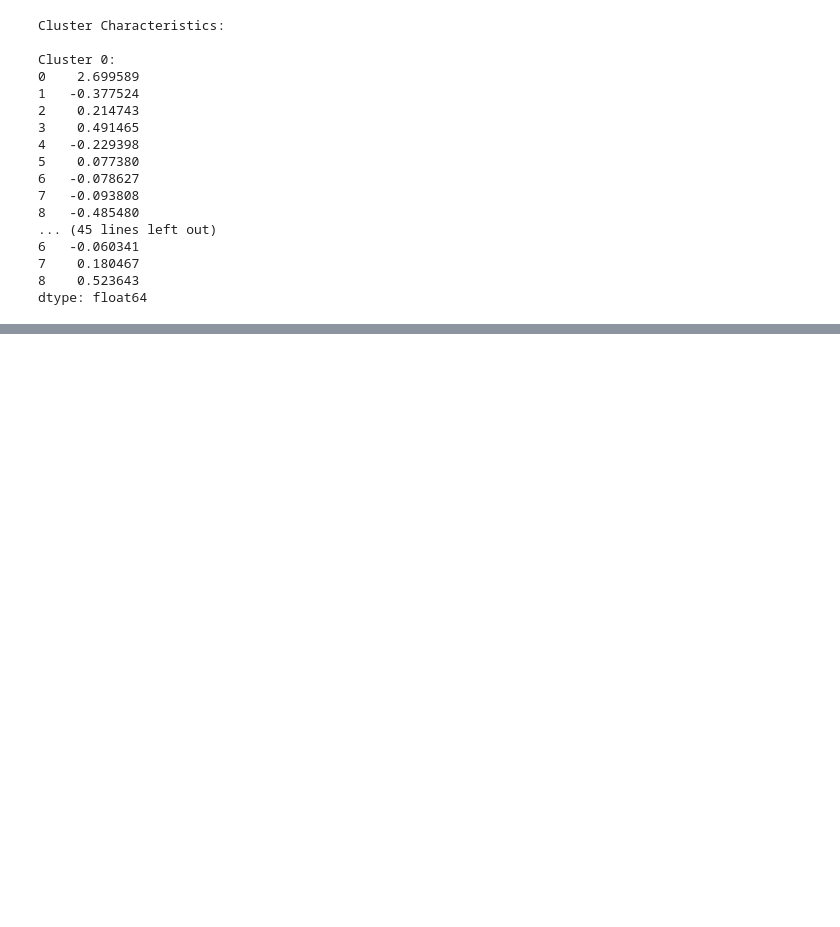
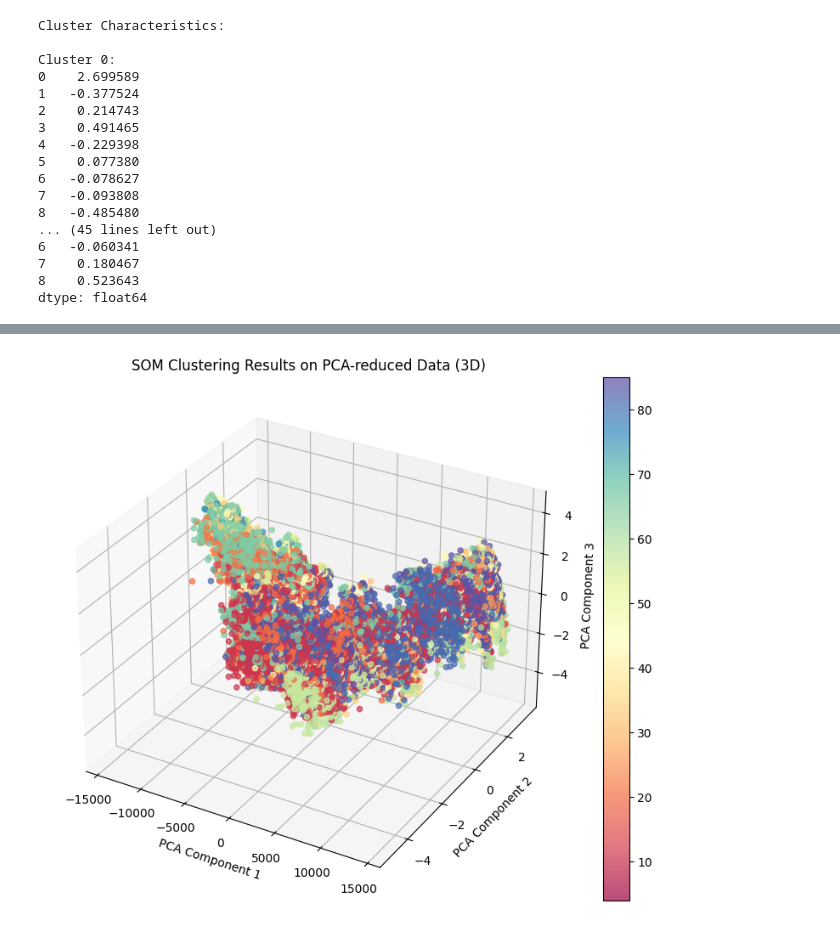
Before and after one commit to lapsapthong-16/cluster-water, a Jupyter notebook: water.ipynb, the cells around one changed output, grey strips where cells are left out. Cells and saved outputs as stored; diff of their text form; code cells hidden in the pictures; blank space fills up the shorter version.

```diff
--- a/water.ipynb
+++ b/water.ipynb
@@ -532,0 +537,82 @@ dtype: float64
+# %%
+from minisom import MiniSom
+from sklearn.decomposition import PCA
+from sklearn.metrics import silhouette_score, calinski_harabasz_score, davies_bouldin_score
+from sklearn.preprocessing import MinMaxScaler
+import matplotlib.pyplot as plt
+import pandas as pd
+import numpy as np
+
+# ==============================
+# Step 1: Apply PCA for visualization
+# ==============================
+pca = PCA(n_components=3)
+df_pca = pca.fit_transform(df)
+
+# ==============================
+# Step 2: Normalize Data
+# ==============================
+scaler = MinMaxScaler()
+df_scaled = scaler.fit_transform(df)
+
+# ==============================
+# Step 3: Initialize and Train SOM
+# ==============================
+som_grid_rows = 10
+som_grid_cols = 10
+
+som = MiniSom(x=som_grid_rows, y=som_grid_cols, input_len=df.shape[1], sigma=1.0, learning_rate=0.5)
+
+print("Training SOM...")
+som.train_random(df_scaled, num_iteration=1000)
+print("SOM training complete.")
+
+# ==============================
+# Step 4: Assign clusters
+# ==============================
+bmu_indices = np.array([som.winner(x) for x in df_scaled])
+clusters = [r * som_grid_cols + c for r, c in bmu_indices]
+df['Cluster'] = clusters
+
+# ==============================
+# Step 5: Evaluate clustering
+# ==============================
+silhouette = silhouette_score(df_scaled, clusters)
+calinski = calinski_harabasz_score(df_scaled, clusters)
+davies = davies_bouldin_score(df_scaled, clusters)
+
+print("\nClustering Metrics (SOM):")
+print(f"Silhouette Score: {silhouette:.3f}")
+print(f"Calinski-Harabasz Index: {calinski:.3f}")
+print(f"Davies-Bouldin Index: {davies:.3f}")
+
+print(f"\nNumber of clusters: {len(set(clusters))}")
+print("\nCluster distribution:")
+print(pd.Series(clusters).value_counts().sort_index())
+
+# ==============================
+# Step 6: 3D Visualization
+# ==============================
+fig = plt.figure(figsize=(10, 8))
+ax = fig.add_subplot(111, projection='3d')
+
+scatter = ax.scatter(df_pca[:, 0], df_pca[:, 1], df_pca[:, 2],
+                     c=clusters, cmap='Spectral', alpha=0.7)
+
+ax.set_title('SOM Clustering Results on PCA-reduced Data (3D)')
+ax.set_xlabel('PCA Component 1')
+ax.set_ylabel('PCA Component 2')
+ax.set_zlabel('PCA Component 3')
+
+plt.colorbar(scatter)
+plt.show()
+
+# ==============================
+# Step 7: Cluster Characteristics
+# ==============================
+print("\nCluster Characteristics:")
+for cluster in sorted(df['Cluster'].unique()):
+    cluster_data = df[df['Cluster'] == cluster]
+    print(f"\nCluster {cluster}:")
+    print(cluster_data.mean().drop('Cluster'))
+# %% [output]
@@ -532,0 +636 @@ dtype: float64
+[figure, added]
```
Also changed, not shown: parts of 3 cells of this notebook.
